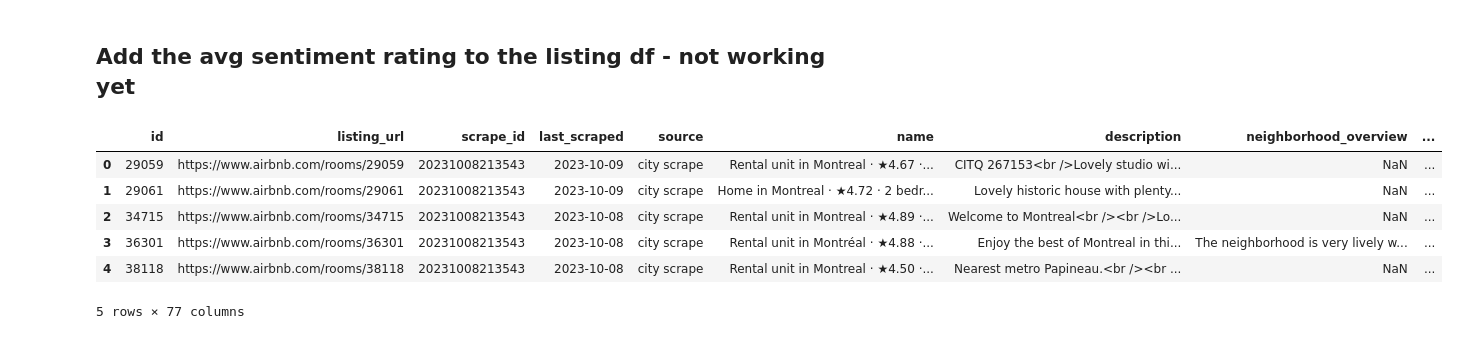
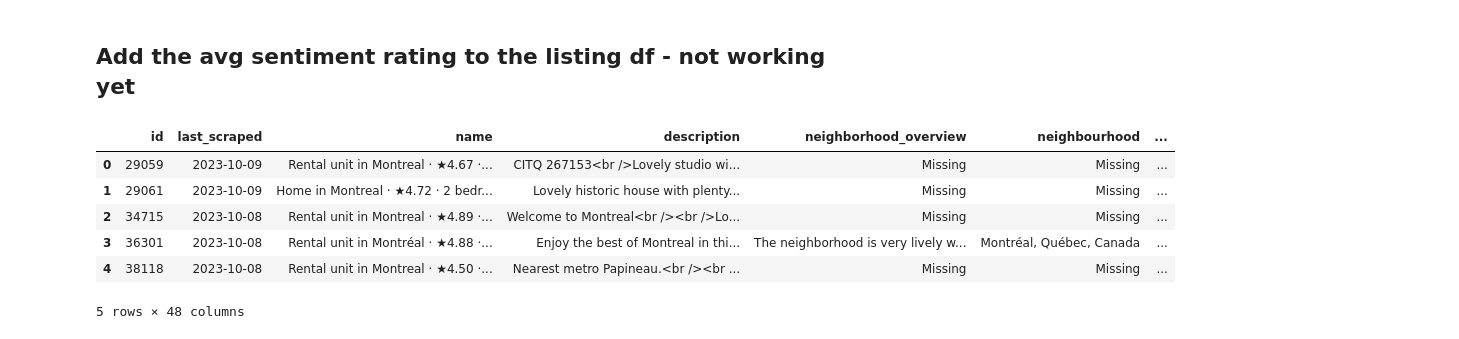
Before and after one commit to kflemming30/6505-Project, a Jupyter notebook: airbnb_data_exploration.ipynb, the cells around one changed output. Saved outputs shown, nothing was run; the diff lists cells and outputs as text; code cells hidden in the pictures.

Commit message:
Updated listings dataframe cleaning

```diff
--- a/airbnb_data_exploration.ipynb
+++ b/airbnb_data_exploration.ipynb
@@ -133,8 +77,8 @@ def clean_listings_file(df, columns_to_drop):
 
 # Use on Seattle:
 specified_columns = [
-    'listing_url', 'scrape_id', 'last_scraped', 'source',
-    'host_thumbnail_url', 'host_picture_url', 'picture_url', 'calendar_last_scraped'
+    'listing_url', 'scrape_id', 'source',
+     'picture_url','license'
 ]
 
 cleaned_seattle_listings = clean_listings_file(seattle_listings.copy(), specified_columns)
@@ -160,0 +115,27 @@ memory usage: 2.8+ MB
+# %%
+#create numerical column for # of bathrooms
+def clean_text_values(value):
+    if pd.isnull(value):
+        return np.nan
+
+    # Extract numerical values
+    numeric_val = re.findall(r'\d+\.*\d*', str(value))
+
+    # Return the first numerical value found
+    if numeric_val:
+        return float(numeric_val[0])
+    else:
+        return np.nan
+
+cleaned_seattle_listings['num_bathrooms'] = cleaned_seattle_listings['bathrooms_text'].apply(clean_text_values)
+# %%
+#idenfity non-numerical columns to then clean
+def identify_missing_numeric_columns(df):
+    numeric_columns = df.select_dtypes(include=['int', 'float']).columns
+    columns_with_na = df[numeric_columns].isnull().any()
+    missing_numeric_columns = columns_with_na[columns_with_na].index
+    return missing_numeric_columns.tolist()
+
+columns_to_fill_numeric = identify_missing_numeric_columns(cleaned_seattle_listings)
+cleaned_seattle_listings[columns_to_fill_numeric] = cleaned_seattle_listings[columns_to_fill_numeric].fillna(value = "Missing")
+cleaned_seattle_listings[columns_to_fill_numeric].isna().sum()
@@ -297,12 +316,12 @@ def merge_avg_sentiment_score(left_df, right_df, left_key, right_key, column_nam
 # Example usage:
 seattle_listings = merge_avg_sentiment_score(seattle_reviews_recent, cleaned_seattle_listings, 'listing_id', 'id', 'sentiment_score')
 # %%
-cleaned_seattle_listings.head()
+seattle_listings.head()
 # %% [output]
-|  | id | listing_url | scrape_id | last_scraped | source | name | description | neighborhood_overview | ... |
-| 0 | 29059 | https://www.airbnb.com/rooms/29059 | 20231008213543 | 2023-10-09 | city scrape | Rental unit in Montreal · ★4.67 ·... | CITQ 267153<br />Lovely studio wi... | NaN | ... |
-| 1 | 29061 | https://www.airbnb.com/rooms/29061 | 20231008213543 | 2023-10-09 | city scrape | Home in Montreal · ★4.72 · 2 bedr... | Lovely historic house with plenty... | NaN | ... |
-| 2 | 34715 | https://www.airbnb.com/rooms/34715 | 20231008213543 | 2023-10-08 | city scrape | Rental unit in Montreal · ★4.89 ·... | Welcome to Montreal<br /><br />Lo... | NaN | ... |
-| 3 | 36301 | https://www.airbnb.com/rooms/36301 | 20231008213543 | 2023-10-08 | city scrape | Rental unit in Montréal · ★4.88 ·... | Enjoy the best of Montreal in thi... | The neighborhood is very lively w... | ... |
-| 4 | 38118 | https://www.airbnb.com/rooms/38118 | 20231008213543 | 2023-10-08 | city scrape | Rental unit in Montreal · ★4.50 ·... | Nearest metro Papineau.<br /><br ... | NaN | ... |
+|  | id | last_scraped | name | description | neighborhood_overview | neighbourhood | ... |
+| 0 | 29059 | 2023-10-09 | Rental unit in Montreal · ★4.67 ·... | CITQ 267153<br />Lovely studio wi... | Missing | Missing | ... |
+| 1 | 29061 | 2023-10-09 | Home in Montreal · ★4.72 · 2 bedr... | Lovely historic house with plenty... | Missing | Missing | ... |
+| 2 | 34715 | 2023-10-08 | Rental unit in Montreal · ★4.89 ·... | Welcome to Montreal<br /><br />Lo... | Missing | Missing | ... |
+| 3 | 36301 | 2023-10-08 | Rental unit in Montréal · ★4.88 ·... | Enjoy the best of Montreal in thi... | The neighborhood is very lively w... | Montréal, Québec, Canada | ... |
+| 4 | 38118 | 2023-10-08 | Rental unit in Montreal · ★4.50 ·... | Nearest metro Papineau.<br /><br ... | Missing | Missing | ... |
-5 rows × 77 columns
+5 rows × 48 columns
```
Also changed, not shown: parts of 18 cells of this notebook.
